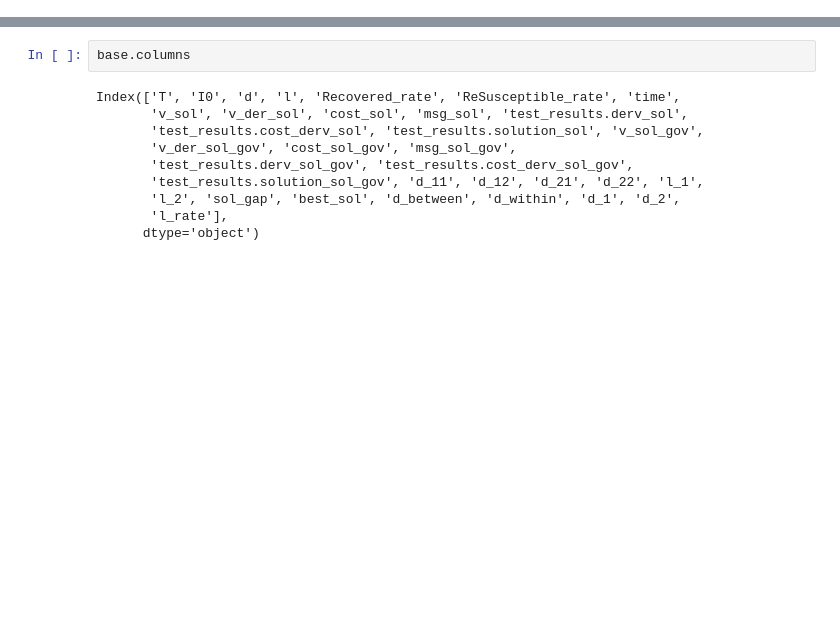
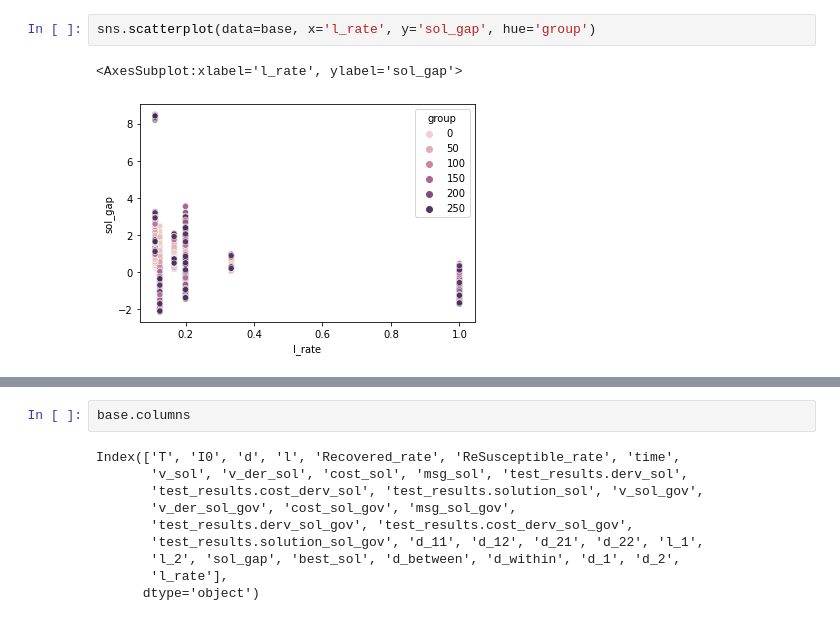
Before and after one commit to daniel-ablin/Thesis, a Jupyter notebook: test analysis.ipynb, the cells around one changed output, grey strips where cells are left out. Drawn from its saved outputs; the diff is of its cells as text; blank space fills up the shorter version.

```diff
--- a/test analysis.ipynb
+++ b/test analysis.ipynb
@@ -58,0 +67,5 @@ params = ['T', 'I0', 'd', 'l']
+# %%
+sns.scatterplot(data=base, x='l_rate', y='sol_gap', hue='group')
+# %% [output]
+<AxesSubplot:xlabel='l_rate', ylabel='sol_gap'>
+[figure, added]
```
Also changed, not shown: parts of 28 cells of this notebook, 3 other files.
